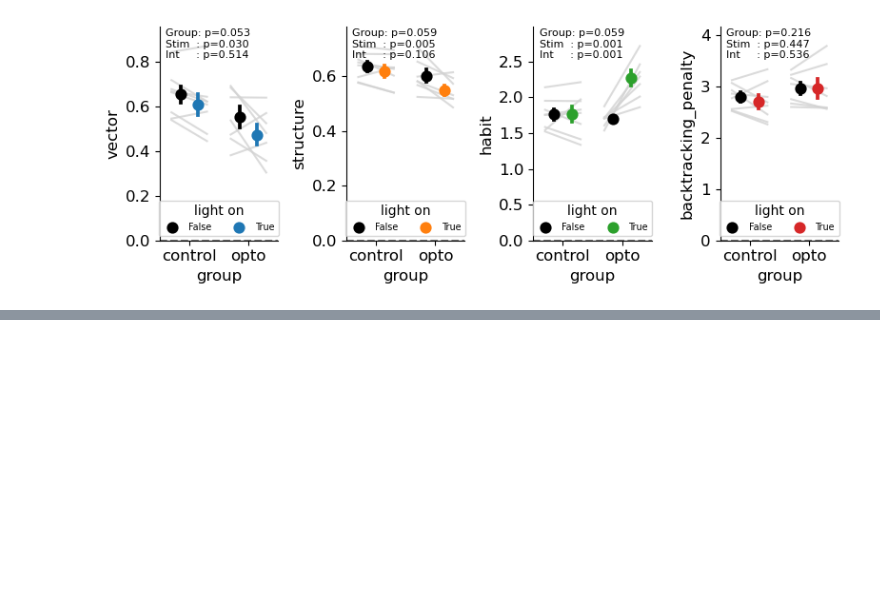
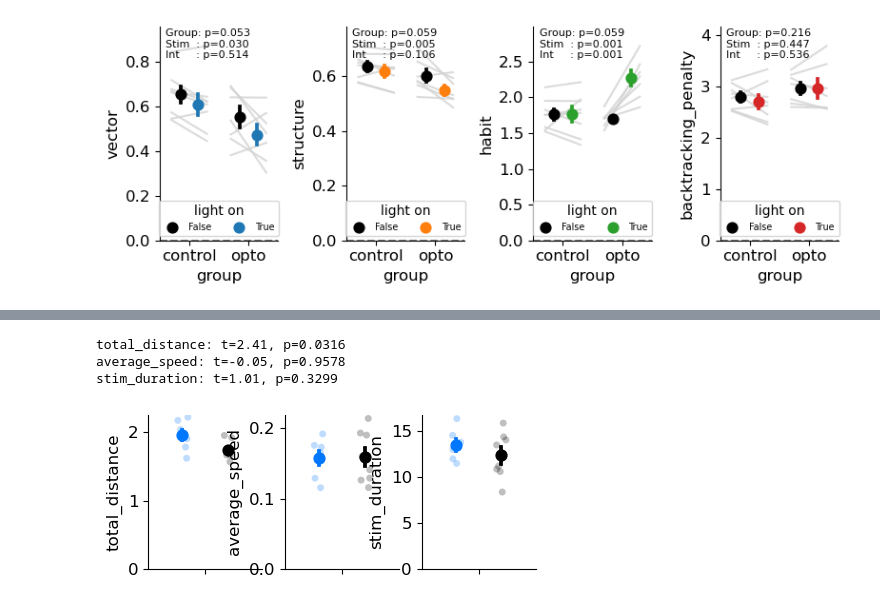
Before and after one commit to peterdoohan/goalNav_mFC-opto3, a Jupyter notebook: code/Notebooks/performance_metrics.ipynb, the cells around one changed output, grey strips where cells are left out. Saved outputs shown, nothing was run; the diff lists cells and outputs as text; code cells hidden in the pictures; blank space fills up the shorter version.

```diff
--- a/code/Notebooks/performance_metrics.ipynb
+++ b/code/Notebooks/performance_metrics.ipynb
@@ -773,0 +789,8 @@ Mixed ANOVA: structure
+# %%
+f, axes = plt.subplots(1, 3, figsize=(5, 2))
+mv.plot_distance_travelled_summary(distance_traveled_df, axes=axes)
+# %% [output]
+total_distance: t=2.41, p=0.0316
+average_speed: t=-0.05, p=0.9578
+stim_duration: t=1.01, p=0.3299
+[figure, added]
```
Also changed, not shown: parts of 5 cells of this notebook, 1 other file.
